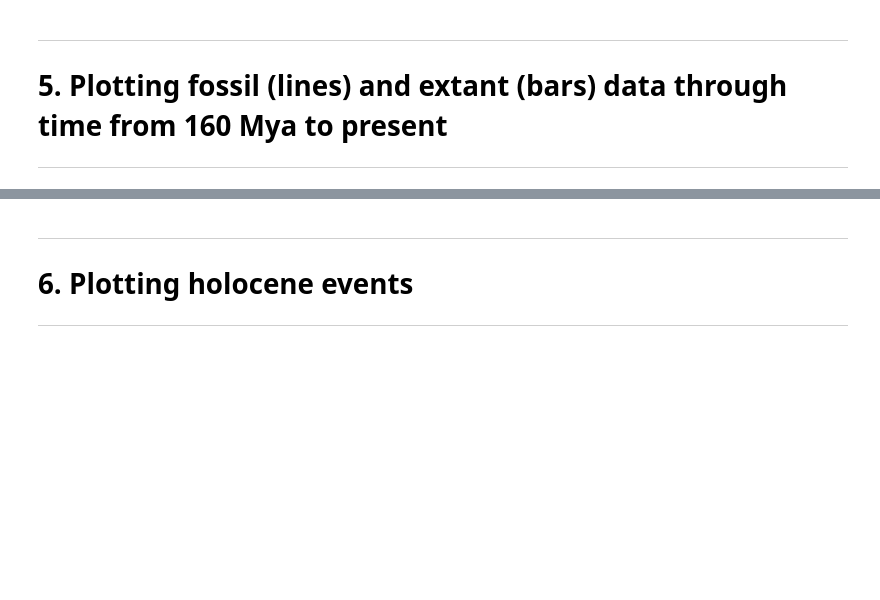
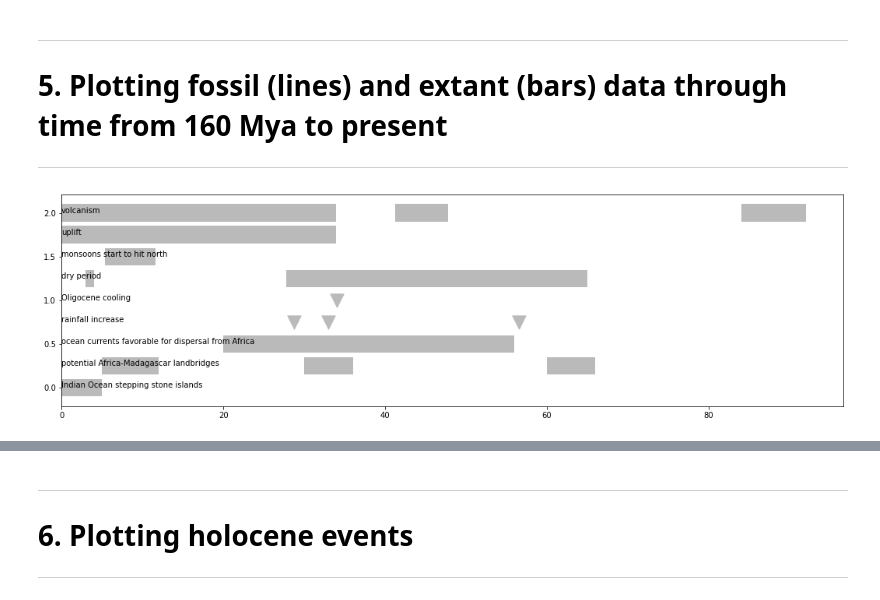
Before and after one commit to mftorres/Madagascar_repo, a Jupyter notebook: madagascar_through_time_VLayout_20221003.ipynb, the cells around one changed output, grey strips where cells are left out. Drawn from its saved outputs; the diff is of its cells as text; code cells hidden in the pictures; blank space fills up the shorter version.

```diff
--- a/madagascar_through_time_VLayout_20221003.ipynb
+++ b/madagascar_through_time_VLayout_20221003.ipynb
@@ -832,0 +814,27 @@ len(fossil_order)
+# %%
+# Note the rainfall increases should be single time points
+# (small triangle upwards perhaps, or other symbol) to be consistent with the suppl mat table.
+eventbarcolor ='#bababa'
+
+fig,ax=plt.subplots(figsize=(18,5),facecolor='None')
+
+ysh=0
+for sh in bars.sort_values('type', ascending=True)['short'].unique():
+    temp1list = list(zip(bars[bars['short'] == sh]['time_Ma_to'],
+                         bars[bars['short'] == sh]['time_Ma_from']))
+    for event in temp1list:
+        xmax=event[1]
+        xmin=event[0]
+#         print(xmin,xmax,sh)
+        if str(sh) in ['rainfall increase','Oligocene cooling']:
+            ax.scatter(x = xmin, y = ysh, s = 300, marker = 'v', color = eventbarcolor, zorder = 2)
+        else:
+            ax.barh(y = ysh, width = xmax - xmin, height = 0.2,
+                    left = xmin, align = 'center', edgecolor = 'none', facecolor = eventbarcolor,
+                    lw = 2, alpha = 1, color = 'w', zorder = 2)
+    ax.text(x = 0, y = ysh, s = sh, zorder = 3)
+    ysh+=0.25
+
+plt.show()
+# %% [output]
+[figure, added]
```
Also changed, not shown: parts of 41 cells of this notebook, 16 other files.
